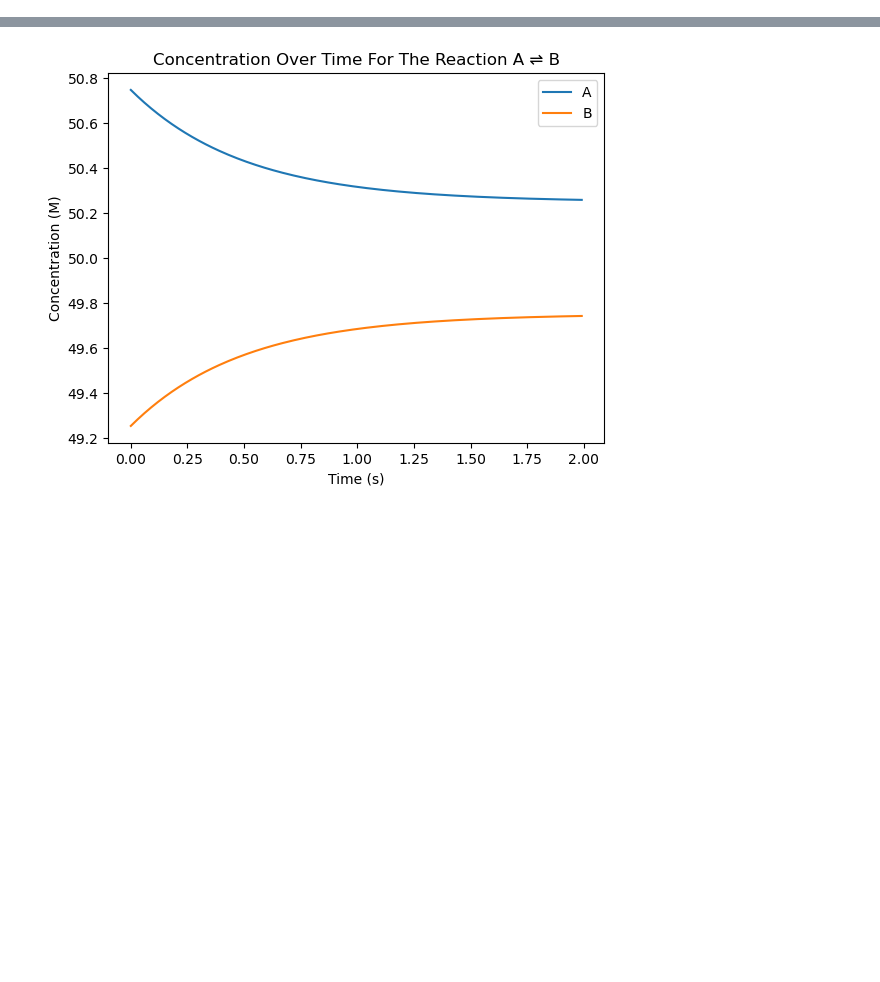
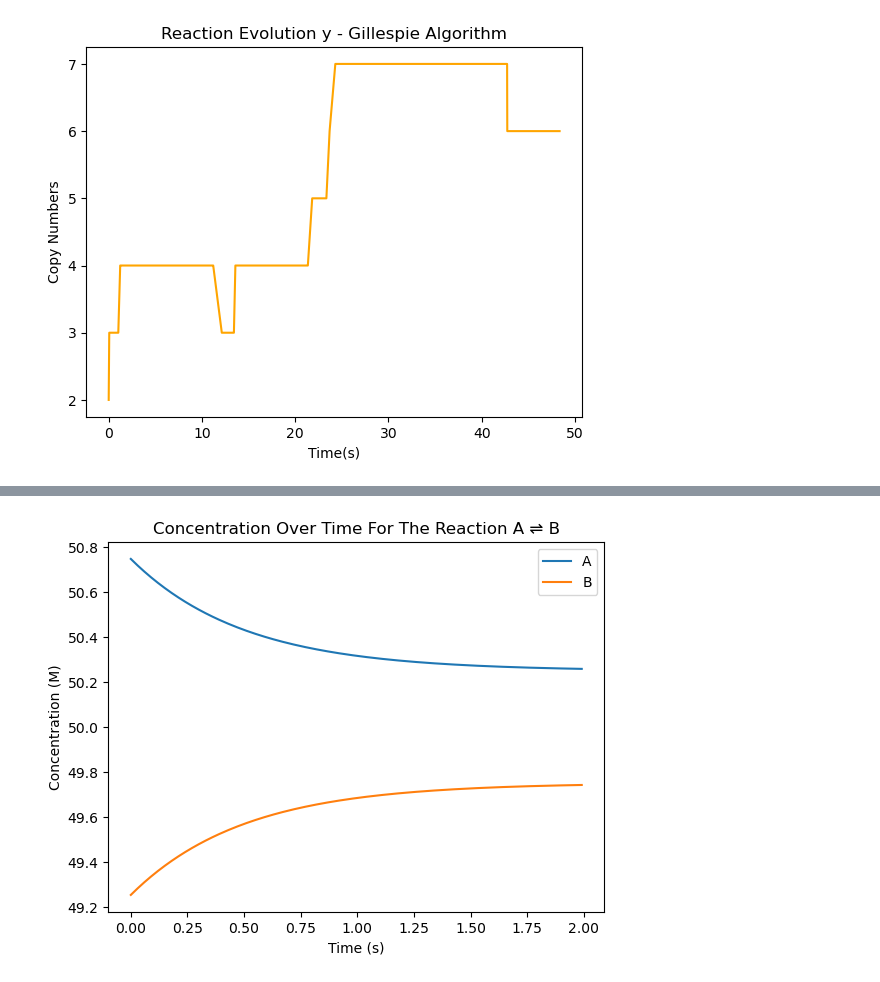
Before and after one commit to JooshK/ModelingTheLivingCell, a Jupyter notebook: scripts/PS3/main.ipynb, the cells around one changed output, grey strips where cells are left out. Drawn from its saved outputs; the diff is of its cells as text; code cells hidden in the pictures; blank space fills up the shorter version.

```diff
--- a/scripts/PS3/main.ipynb
+++ b/scripts/PS3/main.ipynb
@@ -65,10 +68,14 @@ plt.savefig("../../data/gillespie_x.png")
 # %%
 plt.figure()
-plt.plot(time, states[:, 1], label="y", color='orange')
 plt.xlabel("Time(s)")
 plt.ylabel("Copy Numbers")
 plt.title("Reaction Evolution y - Gillespie Algorithm")
+for i in range(rpd):
+    time, states = stochastic_simulation.run(n)
+    plt.plot(time, states[:, 1], label="y", color='orange')
 plt.savefig("../../data/gillespie_y.png")
+# %% [output]
+[figure, added]
 # %%
 s_t = np.array(s_t)
 s_t_cn = s_t*2
```
Also changed, not shown: parts of 6 cells of this notebook, 5 other files.
